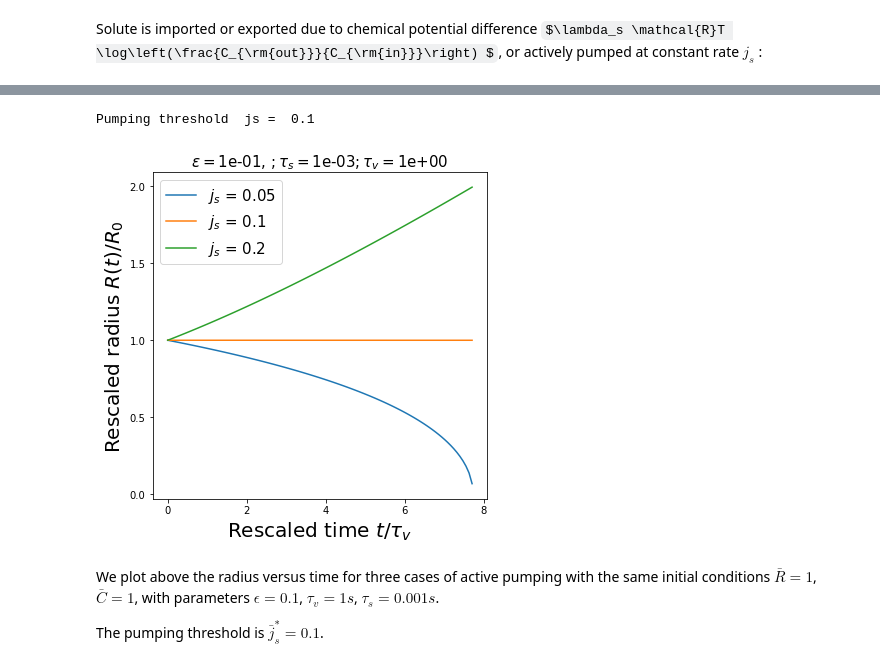
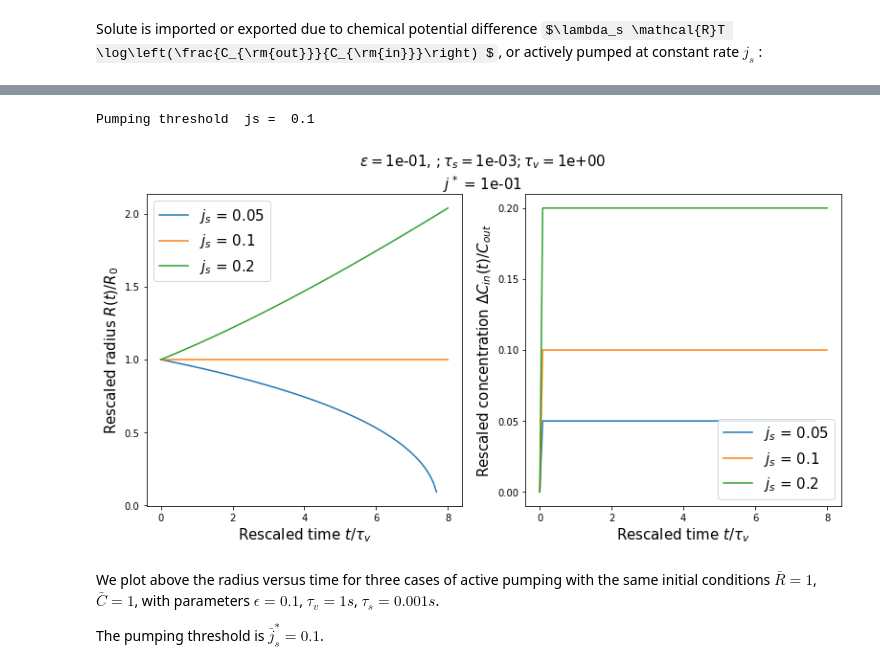
Before and after one commit to VirtualEmbryo/blastocoel_review, a Jupyter notebook: pumping.ipynb, the cells around one changed output, grey strips where cells are left out. Drawn from its saved outputs; the diff is of its cells as text; code cells hidden in the pictures; some formulas as TeX source.

```diff
--- a/pumping.ipynb
+++ b/pumping.ipynb
@@ -44,45 +59,59 @@ def dRdt(t, R, deltaC, eps, tauv) :
 def dCdt(t, R, deltaC, js, taus) :
     return R * R * (js - deltaC)/taus
 
+def dCdt_2(t, R, deltaC, js, taus) :
+    return R * R * (js - np.log(1.+deltaC) )/taus
+
 def f(Y, t, eps, js, taus, tauv) :
     R, deltaC = Y
+    if R < 0 or deltaC < 0 :
+        return [None, None]
     #eps, js, taus, tauv = args
     dR = dRdt(t, R, deltaC, eps, tauv)
     dC = dCdt(t, R, deltaC, js, taus)
+    #dC = dCdt_2(t, R, deltaC, js, taus)
     return [dR, dC]
 # %%
 R0, deltaC0 = 1., 0.
 
 eps = 1e-1
 taus, tauv = 1e-3, 1.
 
-t = np.linspace(0., 7.7, 101)
+t = np.linspace(0., 8., 101)
 
-js_list = [0.05, .1, .2]
 
-print('Pumping threshold ', 'js = ', eps/R0)
+jstar = eps/R0
+print('Pumping threshold ', 'js = ', jstar)
 
-fig, ax = plt.subplots(1,1, figsize=(6,6))
+js_list = np.array([0.5, 1., 2.])*jstar
+
+fig, ax = plt.subplots(1,2, figsize=(13,6))
 
 for js in js_list:
     y0 = [R0, deltaC0]
     sol = odeint(f, y0, t, args=(eps, js, taus, tauv))
-    ax.plot(t, sol[:, 0], label = r'$j_s$ = '+str(js))
+    ax[0].plot(t, sol[:, 0], label = r'$j_s$ = '+str(js))
+    ax[1].plot(t, sol[:, 1], label = r'$j_s$ = '+str(js))
 
-ax.legend(fontsize=15)
-ax.xaxis.set_major_locator(MaxNLocator(5))
-ax.yaxis.set_major_locator(MaxNLocator(5))
+ax[0].legend(fontsize=15)
+ax[1].legend(fontsize=15)
+ax[0].xaxis.set_major_locator(MaxNLocator(5))
+ax[1].xaxis.set_major_locator(MaxNLocator(5))
+ax[0].yaxis.set_major_locator(MaxNLocator(5))
+ax[1].yaxis.set_major_locator(MaxNLocator(5))
 
-plt.xlabel(r'Rescaled time $t/\tau_v$', fontsize=20)
-plt.ylabel(r'Rescaled radius $R(t)/R_0$', fontsize=20)
+ax[0].set_xlabel(r'Rescaled time $t/\tau_v$', fontsize=15)
+ax[1].set_xlabel(r'Rescaled time $t/\tau_v$', fontsize=15)
+ax[0].set_ylabel(r'Rescaled radius $R(t)/R_0$', fontsize=15)
+ax[1].set_ylabel(r'Rescaled concentration $\Delta C_{in}(t)/C_{out}$', fontsize=15)
 
-plt.title(r'$\epsilon=$'+"{:2.0e}".format(eps)+r', $ ; \tau_s = $'+"{:2.0e}".format(taus)+ r'$ ; \tau_v =$'+"{:2.0e}".format(tauv), fontsize=15)
+plt.suptitle(r'$\epsilon=$'+"{:2.0e}".format(eps)+r', $ ; \tau_s = $'+"{:2.0e}".format(taus)+ r'$ ; \tau_v =$'+"{:2.0e}".format(tauv) + '\n' + r'$j^*$ = '+"{:2.0e}".format(jstar), fontsize=15)
 #plt.savefig('pumping_threshold.eps', format='eps')
 
 plt.show()
 # %% [output]
 Pumping threshold  js =  0.1
-[figure, old version]
+[figure, new version]
 # %% [markdown]
 We plot above the radius versus time for three cases of active pumping with the same initial conditions $\bar{R} = 1$, $\bar{C} = 1$, with parameters $\epsilon = 0.1$, $\tau_v = 1 s$, $\tau_s = 0.001 s$.
 
```
Also changed, not shown: parts of 7 cells of this notebook, 1 other file.
